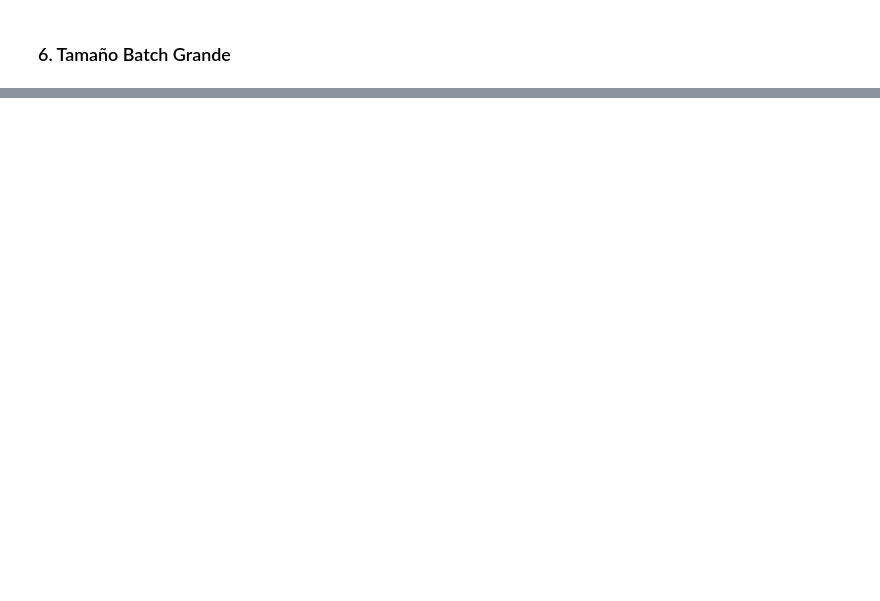
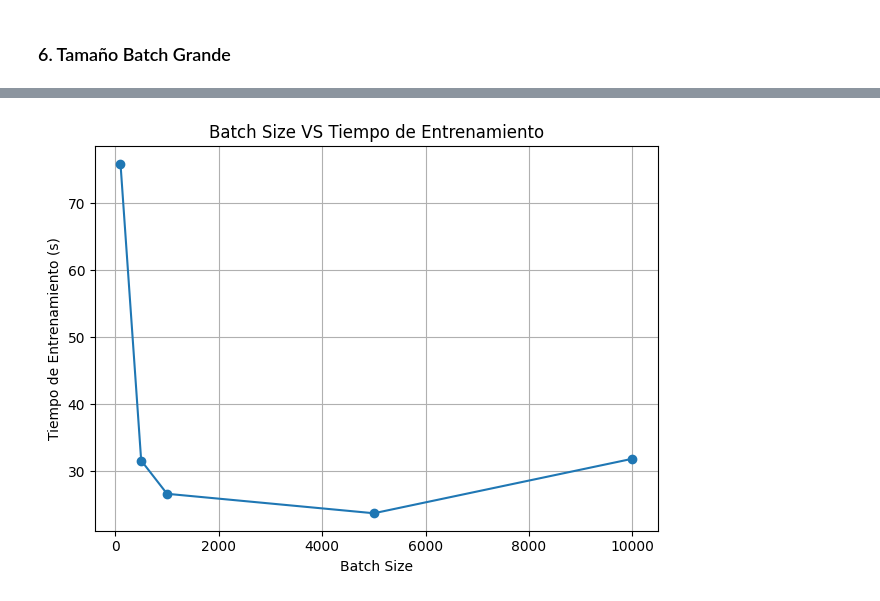
Before and after one commit to Sofiamishel2003/Laboratorio_2_DS, a Jupyter notebook: actividades.ipynb, the cells around one changed output, grey strips where cells are left out. Saved outputs shown, nothing was run; the diff lists cells and outputs as text; code cells hidden in the pictures; blank space fills up the shorter version.

Commit message:
fix: batch evaluation now does several tests

```diff
--- a/actividades.ipynb
+++ b/actividades.ipynb
@@ -628,0 +591,34 @@ Testing loss: 0.15835849940776825, Testing Accuracy: 0.9569000005722046
+# %%
+# iterar por cada una de las topologias
+performance_2 = [] # almacenamiento de resultados
+
+for batch_size in [100, 500, 1000, 5000, 10000]:
+    # Realizar otra vez el shuffle
+    datos_entreno = tf.data.Dataset.from_tensor_slices((X_entreno, y_entreno))
+    datos_validacion = tf.data.Dataset.from_tensor_slices((X_validacion, y_validacion))
+    datos_prueba = tf.data.Dataset.from_tensor_slices((X_prueba, y_prueba))
+
+    datos_entreno_bigbatch = datos_entreno.shuffle(buffer_size = num_obs_entreno).batch(batch_size)
+    datos_validacion_bigbatch = datos_validacion.batch(batch_size)
+    datos_prueba_bigbatch = datos_prueba.batch(batch_size)
+
+    # Inicializar RNN
+    m6 = RNN(784, 10, 256)
+    m6.model = tf.keras.Sequential([
+            tf.keras.layers.Flatten(input_shape=(28, 28)), # capa entrada
+            tf.keras.layers.Dense(256, activation='relu'),
+            tf.keras.layers.Dense(256, activation='tanh'),
+            tf.keras.layers.Dense(256, activation='relu'),
+            tf.keras.layers.Dense(256, activation='relu'),
+            tf.keras.layers.Dense(256, activation='relu'),
+            tf.keras.layers.Dense(10, activation='softmax') # capa salida
+        ])
+    # Compilar otpimizador
+    m6.model.compile(optimizer='adam', loss='sparse_categorical_crossentropy', metrics=['accuracy'])
+
+    # Metricas de etrenamiento
+    (e_loss, e_acc, _, _, t_time) = m6.train(datos_entreno_bigbatch, datos_validacion_bigbatch, num_epochs=20)
+    # Metricas de prueba
+    t_loss, t_acc = m6.test(datos_prueba_bigbatch)
+    performance_2.append({"batch_size": batch_size, "e_loss": e_loss, "e_acc": e_acc, "t_loss": t_loss, "t_acc": t_acc, "training_time": t_time})
+    print(f"finished for bartch size {batch_size}")
@@ -628,0 +636,3 @@ Testing loss: 0.15835849940776825, Testing Accuracy: 0.9569000005722046
+# %%
+df6 = pd.DataFrame(performance_2)
+df6
@@ -628,0 +646,10 @@ Testing loss: 0.15835849940776825, Testing Accuracy: 0.9569000005722046
+# %%
+plt.plot(df6["batch_size"], df6["training_time"],'-o')
+plt.xlabel("Batch Size")
+plt.ylabel("Tiempo de Entrenamiento (s)")
+plt.title("Batch Size VS Tiempo de Entrenamiento")
+plt.grid()
+plt.tight_layout()
+plt.show()
+# %% [output]
+[figure, added]
```
Also changed, not shown: parts of 5 cells of this notebook.
